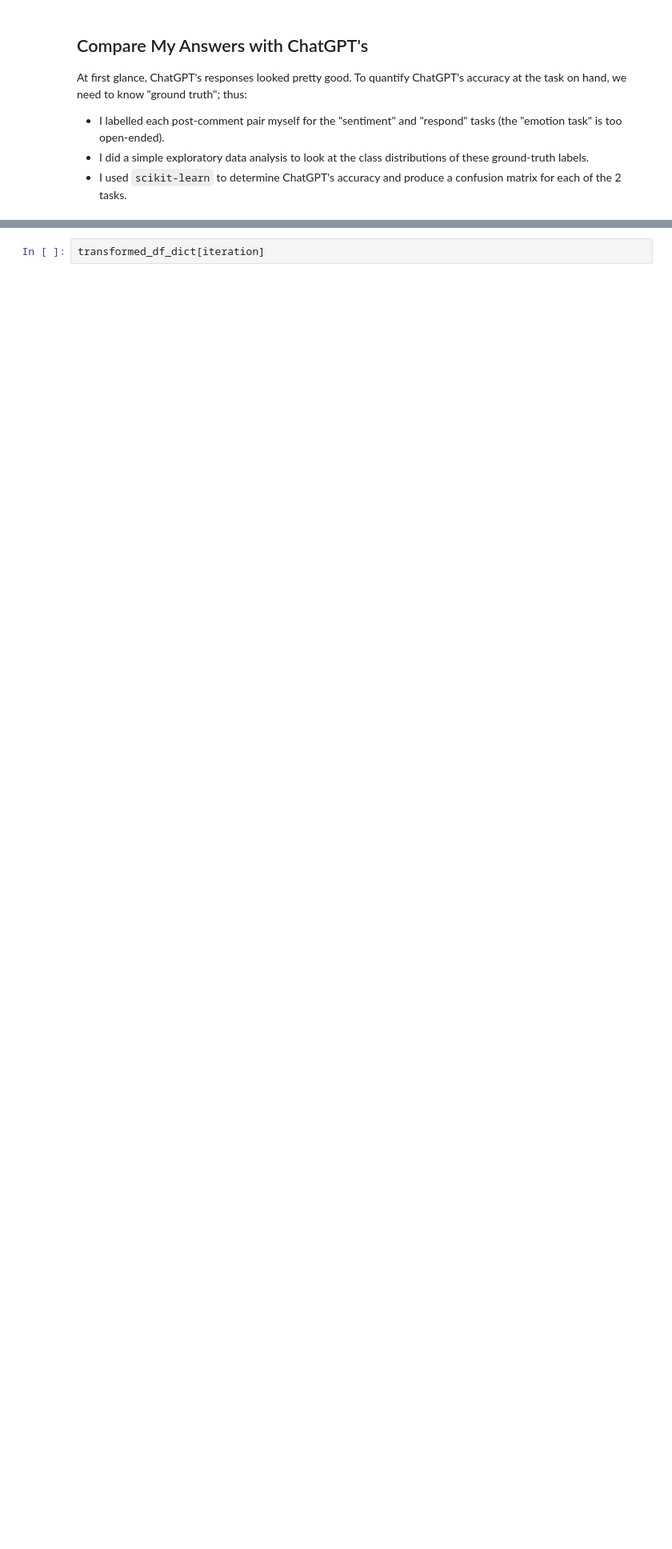
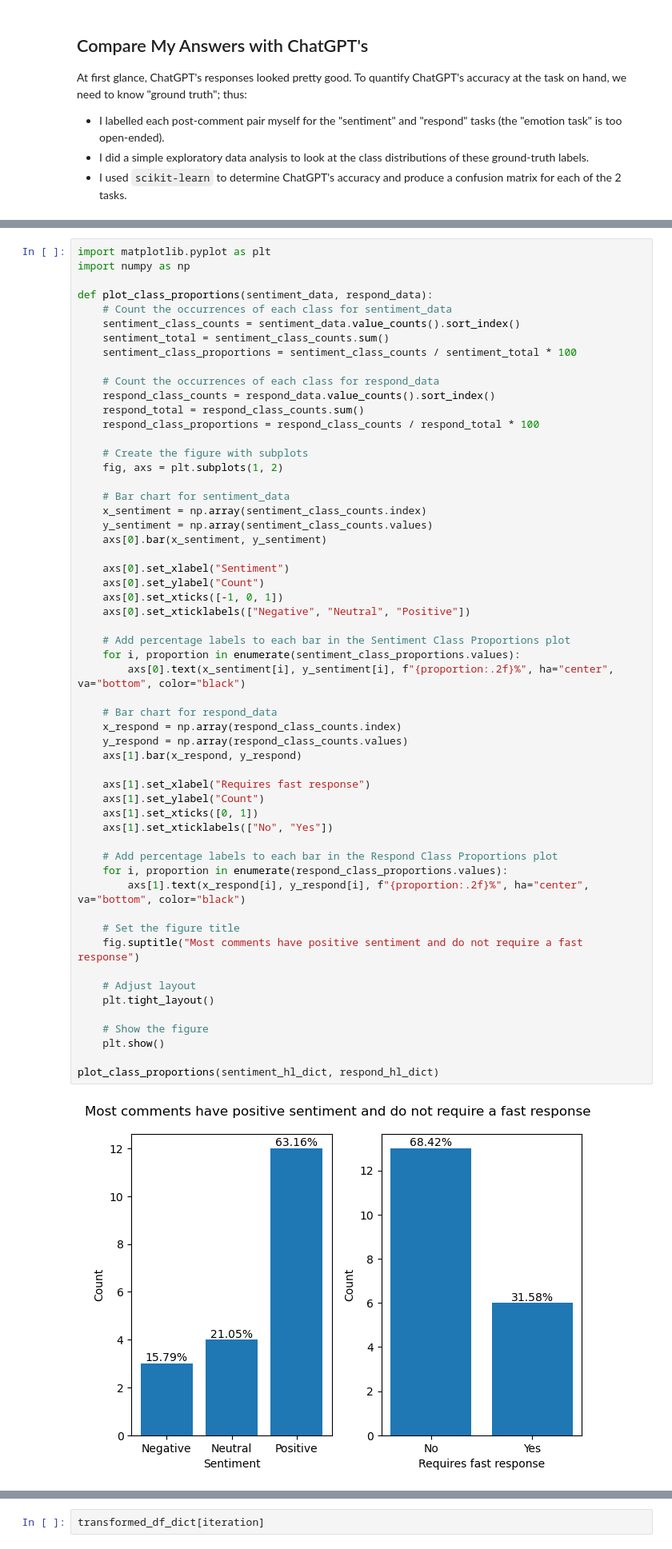
Before and after one commit to silvhua/ChatGPT-sentiment-analysis, a Jupyter notebook: notebooks/2023-07-04 portfolio notebook.ipynb, the cells around one changed output, grey strips where cells are left out. Shown: that part at 80% size. Cells and saved outputs as stored; diff of their text form; blank space fills up the shorter version.

Commit message:
convert bar chart to matplotlib

```diff
--- a/notebooks/2023-07-04 portfolio notebook.ipynb
+++ b/notebooks/2023-07-04 portfolio notebook.ipynb
@@ -663,3 +663,61 @@ plot_class_proportions(sentiment_hl_dict, respond_hl_dict)
+# %%
+import matplotlib.pyplot as plt
+import numpy as np
+
+def plot_class_proportions(sentiment_data, respond_data):
+    # Count the occurrences of each class for sentiment_data
+    sentiment_class_counts = sentiment_data.value_counts().sort_index()
+    sentiment_total = sentiment_class_counts.sum()
+    sentiment_class_proportions = sentiment_class_counts / sentiment_total * 100
+
+    # Count the occurrences of each class for respond_data
+    respond_class_counts = respond_data.value_counts().sort_index()
+    respond_total = respond_class_counts.sum()
+    respond_class_proportions = respond_class_counts / respond_total * 100
+
+    # Create the figure with subplots
+    fig, axs = plt.subplots(1, 2)
+
+    # Bar chart for sentiment_data
+    x_sentiment = np.array(sentiment_class_counts.index)
+    y_sentiment = np.array(sentiment_class_counts.values)
+    axs[0].bar(x_sentiment, y_sentiment)
+
+    axs[0].set_xlabel("Sentiment")
+    axs[0].set_ylabel("Count")
+    axs[0].set_xticks([-1, 0, 1])
+    axs[0].set_xticklabels(["Negative", "Neutral", "Positive"])
+
+    # Add percentage labels to each bar in the Sentiment Class Proportions plot
+    for i, proportion in enumerate(sentiment_class_proportions.values):
+        axs[0].text(x_sentiment[i], y_sentiment[i], f"{proportion:.2f}%", ha="center", va="bottom", color="black")
+
+    # Bar chart for respond_data
+    x_respond = np.array(respond_class_counts.index)
+    y_respond = np.array(respond_class_counts.values)
+    axs[1].bar(x_respond, y_respond)
+
+    axs[1].set_xlabel("Requires fast response")
+    axs[1].set_ylabel("Count")
+    axs[1].set_xticks([0, 1])
+    axs[1].set_xticklabels(["No", "Yes"])
+
+    # Add percentage labels to each bar in the Respond Class Proportions plot
+    for i, proportion in enumerate(respond_class_proportions.values):
+        axs[1].text(x_respond[i], y_respond[i], f"{proportion:.2f}%", ha="center", va="bottom", color="black")
+
+    # Set the figure title
+    fig.suptitle("Most comments have positive sentiment and do not require a fast response")
+
+    # Adjust layout
+    plt.tight_layout()
+
+    # Show the figure
+    plt.show()
+
+plot_class_proportions(sentiment_hl_dict, respond_hl_dict)
+# %% [output]
+[figure, added]
 # %% [markdown]
 From the bar chart above, you see that most comments (63.16%) have positive sentiment and that most comments (68.42%) do not require a fast response.
 
```
Also changed, not shown: parts of 1 cell of this notebook.
